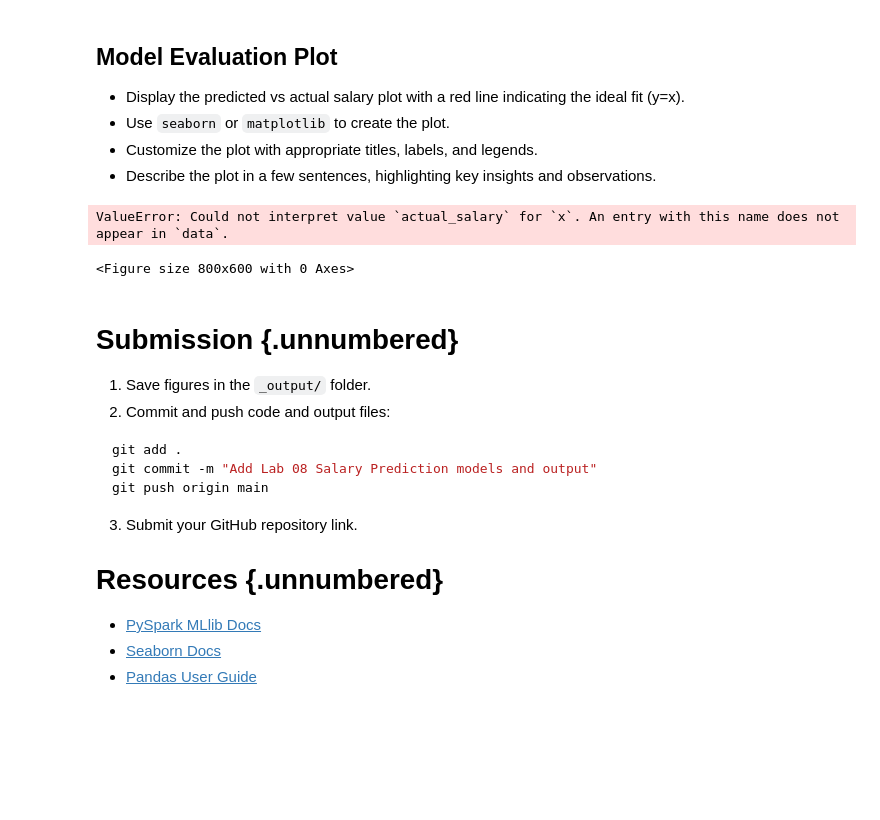
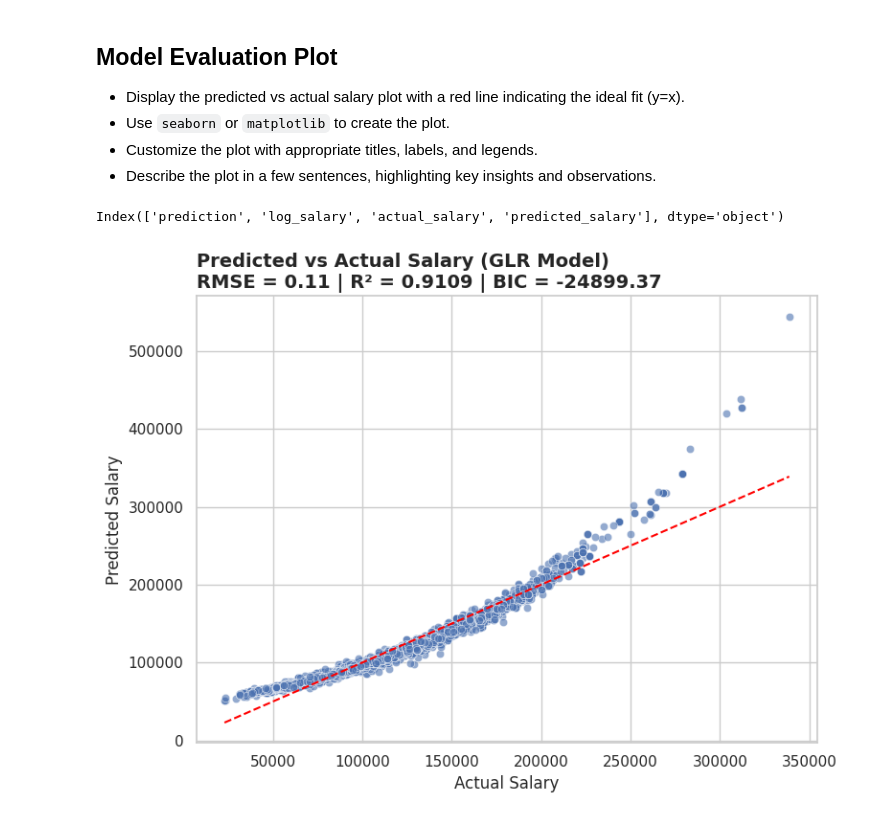
Before and after one commit to met-ad-688/lab08-pranjul11garg, a Jupyter notebook: lab08-pranjulgarg.ipynb, the cells around one changed output. Drawn from its saved outputs; the diff is of its cells as text; code cells hidden in the pictures; blank space fills up the shorter version.

Commit message:
Plotted the final chart

````diff
--- a/lab08-pranjulgarg.ipynb
+++ b/lab08-pranjulgarg.ipynb
@@ -356,51 +356,39 @@ RMSE   : 0.1121
 - Customize the plot with appropriate titles, labels, and legends.
 - Describe the plot in a few sentences, highlighting key insights and observations.
 # %%
-#| eval: true
-#| echo: false
 import pandas as pd
 import matplotlib.pyplot as plt
 import seaborn as sns
 import numpy as np
 
-# Convert GLR predictions to pandas
+# Convert predictions to pandas
 pandas_df = pred_glr.select("prediction", "log_salary").toPandas()
 
+pandas_df["actual_salary"] = np.expm1(pandas_df["log_salary"])
+pandas_df["predicted_salary"] = np.expm1(pandas_df["prediction"])
+
+
+print(pandas_df.columns)
 
 # Plot
 plt.figure(figsize=(8, 6))
 sns.scatterplot(x="actual_salary", y="predicted_salary", data=pandas_df, alpha=0.6)
+
+# Reference line
 plt.plot([pandas_df["actual_salary"].min(), pandas_df["actual_salary"].max()],
          [pandas_df["actual_salary"].min(), pandas_df["actual_salary"].max()],
          color="red", linestyle="--")
 
 plt.xlabel("Actual Salary")
 plt.ylabel("Predicted Salary")
 
 plt.title(f"Predicted vs Actual Salary (GLR Model)\n"
           f"RMSE = {rmse:.2f} | R² = {r2:.4f} | BIC = {bic:.2f}",
           loc="left", fontsize=14, fontweight="bold")
 
 plt.tight_layout()
-
-# Save figure
 plt.savefig("_output/glr_predicted_vs_actual.png", dpi=300)
 plt.show()
 # %% [output]
-ValueError: Could not interpret value `actual_salary` for `x`. An entry with this name does not appear in `data`.
+Index(['prediction', 'log_salary', 'actual_salary', 'predicted_salary'], dtype='object')
-<Figure size 800x600 with 0 Axes>
+[figure, added]
-# %% [markdown]
-# Submission {.unnumbered}
-1. Save figures in the `_output/` folder.
-2. Commit and push code and output files:
-```bash
-git add .
-git commit -m "Add Lab 08 Salary Prediction models and output"
-git push origin main
-```
-3. Submit your GitHub repository link.
-
-# Resources {.unnumbered}
-- [PySpark MLlib Docs](https://spark.apache.org/docs/latest/ml-guide.html)
-- [Seaborn Docs](https://seaborn.pydata.org/)
-- [Pandas User Guide](https://pandas.pydata.org/docs/user_guide/index.html)
````
Also changed, not shown: 1 other file.
